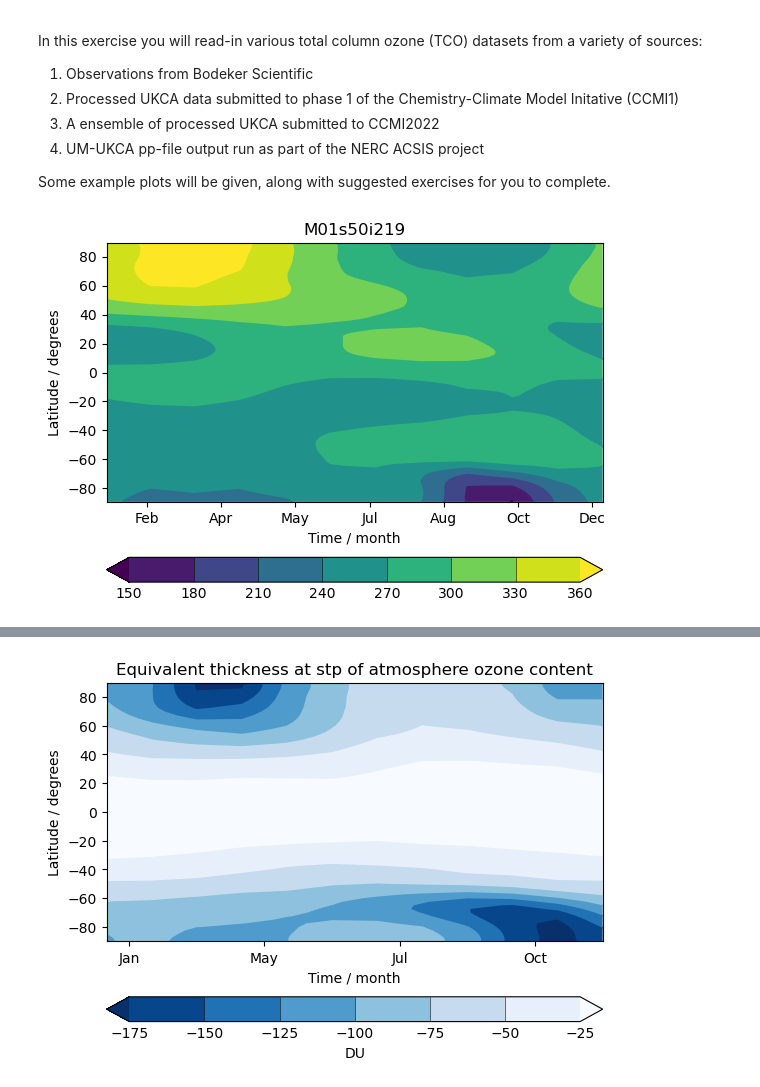
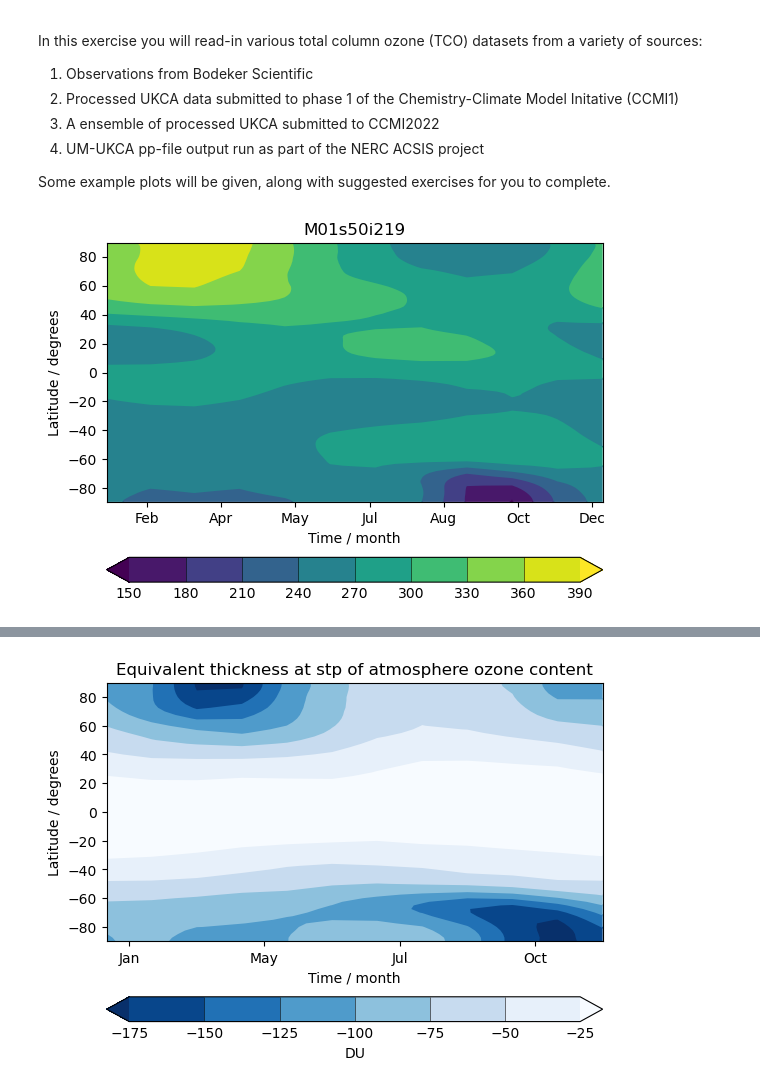
Before and after one commit to theabro/ukca, a Jupyter notebook: Tutorials/UMvn13.0/notebooks/iris_toz04.ipynb, the cells around one changed output, grey strips where cells are left out. Cells and saved outputs as stored; diff of their text form; code cells hidden in the pictures.

```diff
--- a/Tutorials/UMvn13.0/notebooks/iris_toz04.ipynb
+++ b/Tutorials/UMvn13.0/notebooks/iris_toz04.ipynb
@@ -59,12 +59,15 @@ ukca_clim = ukca_2000.aggregated_by('month', iris.analysis.MEAN)
 
 # zonally mean the data for plotting
 ukca_zm=ukca_clim.collapsed('longitude',iris.analysis.MEAN)
+# %%
+# levels for plotting
+clevs=np.arange(150,420,30)
 # %%
 # plot the data
-qplt.contourf(ukca_zm, extend='both')
+qplt.contourf(ukca_zm, clevs, extend='both')
 # use month names
 plt.gca().xaxis.set_major_formatter(mdates.DateFormatter('%b'))
 plt.xlabel('Time / month')
 plt.show()
 # %% [output]
-[figure, old version]
+[figure, new version]
```
Also changed, not shown: parts of 3 cells of this notebook, 5 other files.
